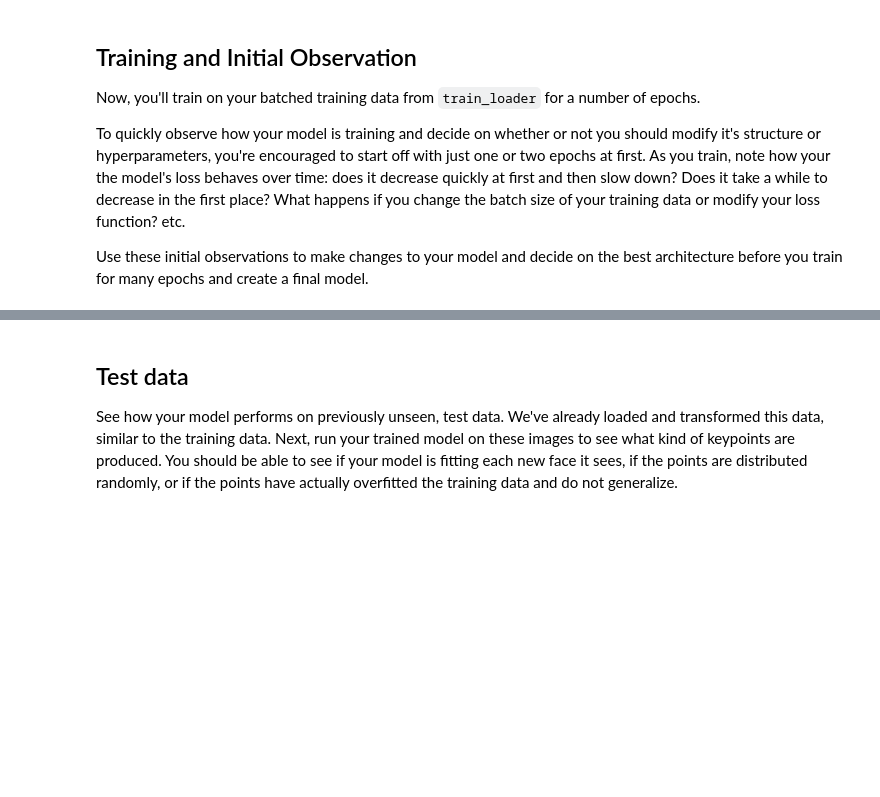
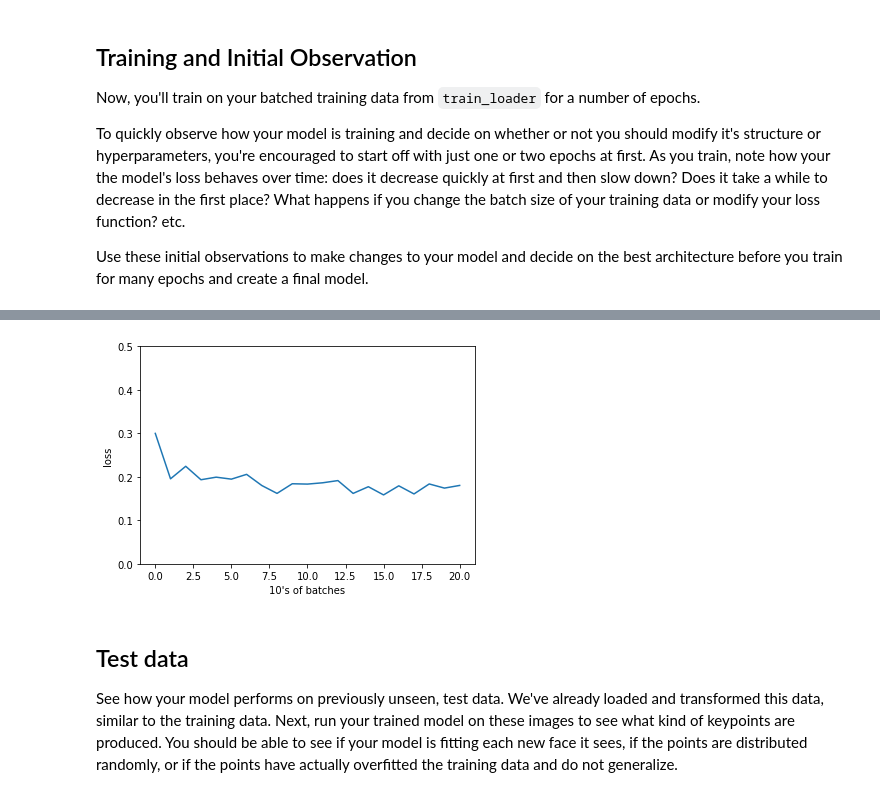
Before and after one commit to qchaldemer/facial_keypoint_detection, a Jupyter notebook: 2. Define the Network Architecture.ipynb, the cells around one changed output, grey strips where cells are left out. Saved outputs shown, nothing was run; the diff lists cells and outputs as text; code cells hidden in the pictures; blank space fills up the shorter version.

```diff
--- a/2. Define the Network Architecture.ipynb
+++ b/2. Define the Network Architecture.ipynb
@@ -190,10 +198,10 @@ Decide on a good batch size for training your model. Try both small and large ba
 **Note for Windows users**: Please change the `num_workers` to 0 or you may face some issues with your DataLoader failing.
 # %%
 # load training data in batches
-batch_size = 10
+batch_size = 16
 
 train_loader = DataLoader(transformed_dataset,
                           batch_size=batch_size,
                           shuffle=True,
-                          num_workers=4)
+                          num_workers=0)
 # %% [markdown]
@@ -342,9 +363,9 @@ Next, you'll define how the model will train by deciding on the loss function an
 ## TODO: Define the loss and optimization
 import torch.optim as optim
 
-criterion = None
+criterion = nn.MSELoss()
 
-optimizer = None
+optimizer = optim.Adam(net.parameters(), lr=0.001)
 # %% [markdown]
 ## Training and Initial Observation
 
@@ -355,6 +376,8 @@ To quickly observe how your model is training and decide on whether or not you s
 Use these initial observations to make changes to your model and decide on the best architecture before you train for many epochs and create a final model.
 # %%
 def train_net(n_epochs):
+
+    loss_over_time = [] # to track the loss as the network trains
 
     # prepare the net for training
     net.train()
@@ -394,10 +417,14 @@ def train_net(n_epochs):
             # print loss statistics
             running_loss += loss.item()
             if batch_i % 10 == 9:    # print every 10 batches
+                avg_loss = running_loss/10
+                # record and print the avg loss over the 1000 batches
+                loss_over_time.append(avg_loss)
                 print('Epoch: {}, Batch: {}, Avg. Loss: {}'.format(epoch + 1, batch_i+1, running_loss/10))
                 running_loss = 0.0
 
     print('Finished Training')
+    return loss_over_time
 # %%
 # train your network
 n_epochs = 1 # start small, and increase when you've decided on your model structure and hyperparams
@@ -405,4 +432,4 @@ n_epochs = 1 # start small, and increase when you've decided on your model struc
 # this is a Workspaces-specific context manager to keep the connection
 # alive while training your model, not part of pytorch
 with active_session():
-    train_net(n_epochs)
+    training_loss = train_net(n_epochs)
@@ -409,3 +454,12 @@ with active_session():
+# %%
+# visualize the loss as the network trained
+plt.plot(training_loss)
+plt.xlabel('10\'s of batches')
+plt.ylabel('loss')
+plt.ylim(0, 0.5) # consistent scale
+plt.show()
+# %% [output]
+[figure, added]
 # %% [markdown]
 ## Test data
 
```
Also changed, not shown: parts of 20 cells of this notebook, 1 other file.
